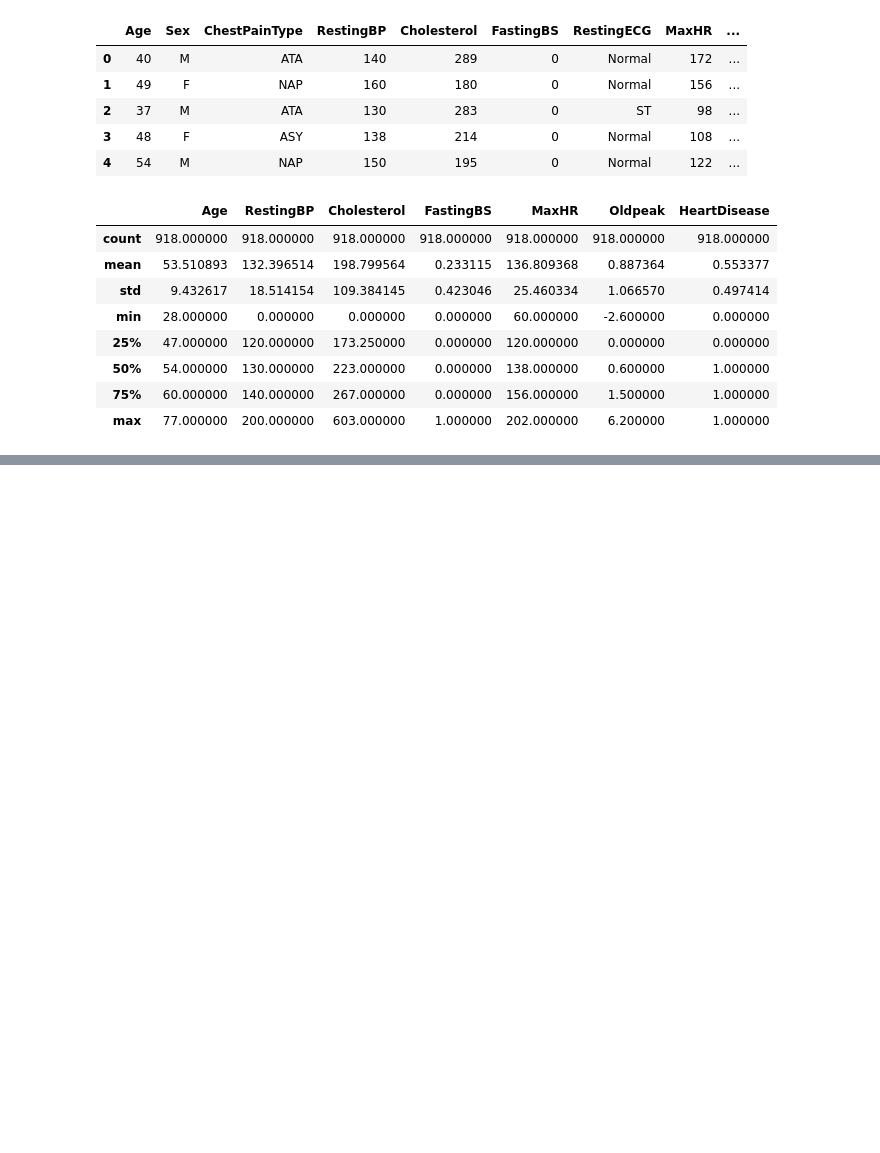
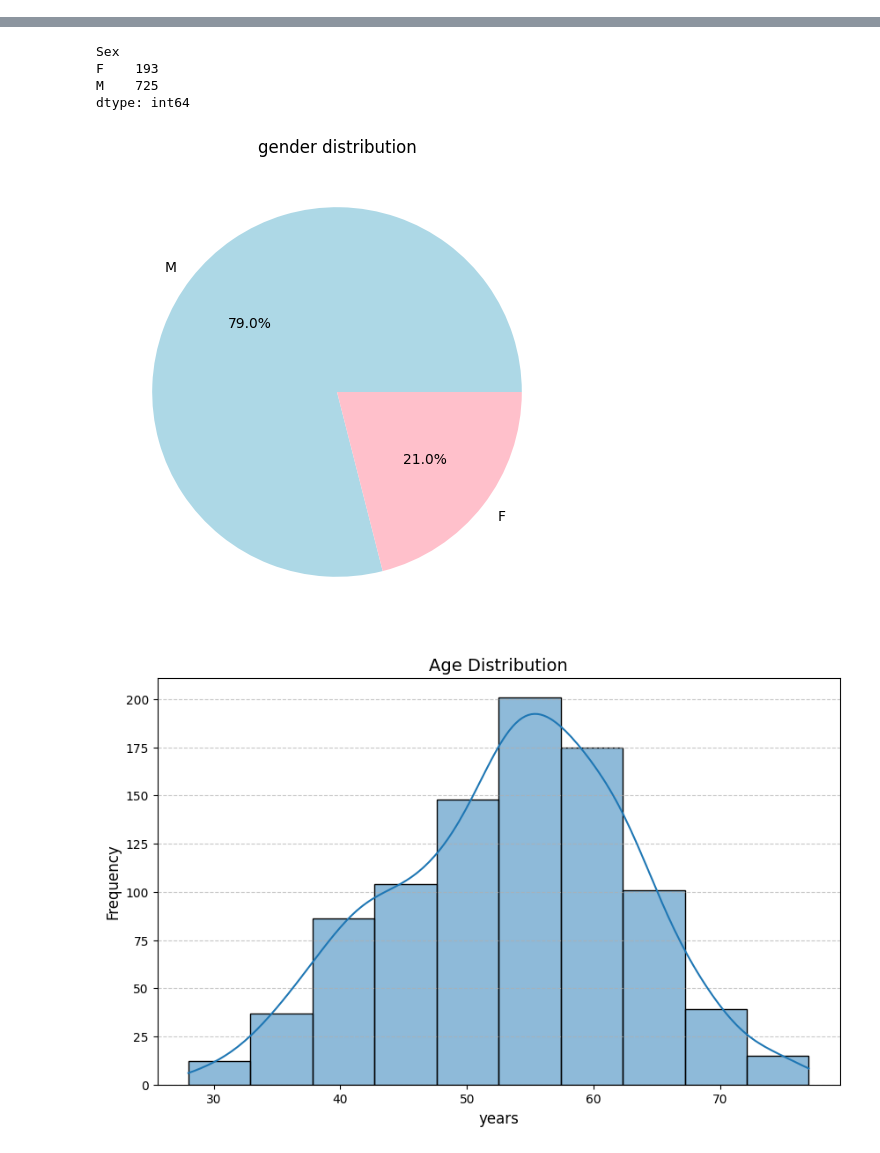
Before and after one commit to dameyer/mads740-healthcare, a Jupyter notebook: group_3_hc.ipynb, the cells around one changed output, grey strips where cells are left out. Drawn from its saved outputs; the diff is of its cells as text; code cells hidden in the pictures; blank space fills up the shorter version.

Commit message:
gender and age visualization

```diff
--- a/group_3_hc.ipynb
+++ b/group_3_hc.ipynb
@@ -1,25 +1,29 @@
-# %%
-import pandas as pd
-
-file_url = 'https://raw.githubusercontent.com/dameyer/mads740-healthcare/main/heart.csv'
-df = pd.read_csv(file_url)
-
-display(df.head())
-
-display(df.describe())
-# %% [output]
-|  | Age | Sex | ChestPainType | RestingBP | Cholesterol | FastingBS | RestingECG | MaxHR | ... |
-| 0 | 40 | M | ATA | 140 | 289 | 0 | Normal | 172 | ... |
-| 1 | 49 | F | NAP | 160 | 180 | 0 | Normal | 156 | ... |
-| 2 | 37 | M | ATA | 130 | 283 | 0 | ST | 98 | ... |
-| 3 | 48 | F | ASY | 138 | 214 | 0 | Normal | 108 | ... |
-| 4 | 54 | M | NAP | 150 | 195 | 0 | Normal | 122 | ... |
-|  | Age | RestingBP | Cholesterol | FastingBS | MaxHR | Oldpeak | HeartDisease |
-| count | 918.000000 | 918.000000 | 918.000000 | 918.000000 | 918.000000 | 918.000000 | 918.000000 |
-| mean | 53.510893 | 132.396514 | 198.799564 | 0.233115 | 136.809368 | 0.887364 | 0.553377 |
-| std | 9.432617 | 18.514154 | 109.384145 | 0.423046 | 25.460334 | 1.066570 | 0.497414 |
-| min | 28.000000 | 0.000000 | 0.000000 | 0.000000 | 60.000000 | -2.600000 | 0.000000 |
-| 25% | 47.000000 | 120.000000 | 173.250000 | 0.000000 | 120.000000 | 0.000000 | 0.000000 |
-| 50% | 54.000000 | 130.000000 | 223.000000 | 0.000000 | 138.000000 | 0.600000 | 1.000000 |
-| 75% | 60.000000 | 140.000000 | 267.000000 | 0.000000 | 156.000000 | 1.500000 | 1.000000 |
-| max | 77.000000 | 200.000000 | 603.000000 | 1.000000 | 202.000000 | 6.200000 | 1.000000 |
+# %%
+import pandas as pd
+import matplotlib.pyplot as plt
+import seaborn as sns
+
+file_url = 'https://raw.githubusercontent.com/dameyer/mads740-healthcare/main/heart.csv'
+df = pd.read_csv(file_url)
+
+display(df.head())
+
+
+print(df.groupby('Sex').size())
+
+sex_counts = df['Sex'].value_counts()
+plt.figure(figsize=(6, 6))
+plt.pie(sex_counts, labels=sex_counts.index, autopct='%1.1f%%', colors=['lightblue', 'pink'])
+plt.title('gender distribution')
+plt.show()
+
+
+
+plt.figure(figsize=(10,6))
+sns.histplot(df['Age'], bins=10, kde=True)
+plt.title("Age Distribution", fontsize=14)
+plt.xlabel("years", fontsize=12)
+plt.ylabel("Frequency", fontsize=12)
+plt.grid(axis='y', linestyle='--', alpha=0.7)
+plt.show()
+# %% [output]
@@ -25,0 +36,6 @@ display(df.describe())
+Sex
+F    193
+M    725
+dtype: int64
+[figure, added]
+[figure, added]
```
Also changed, not shown: parts of 1 cell of this notebook.
